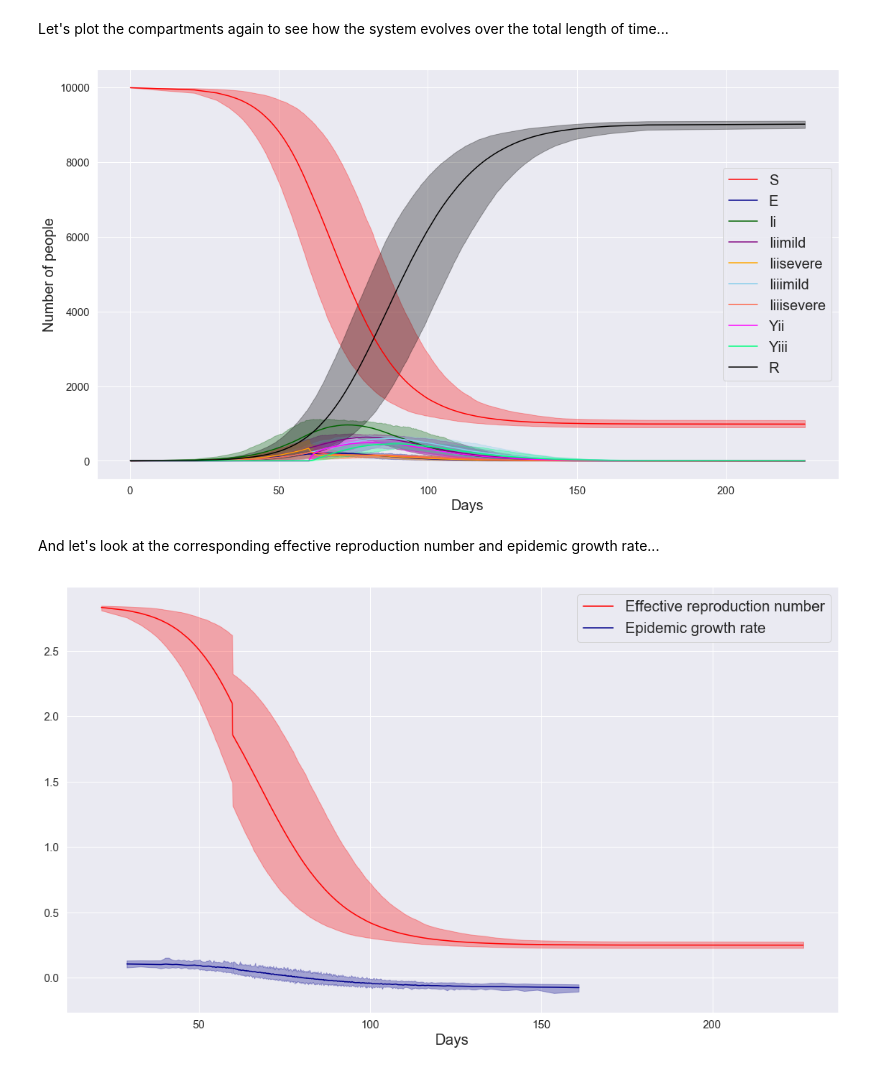
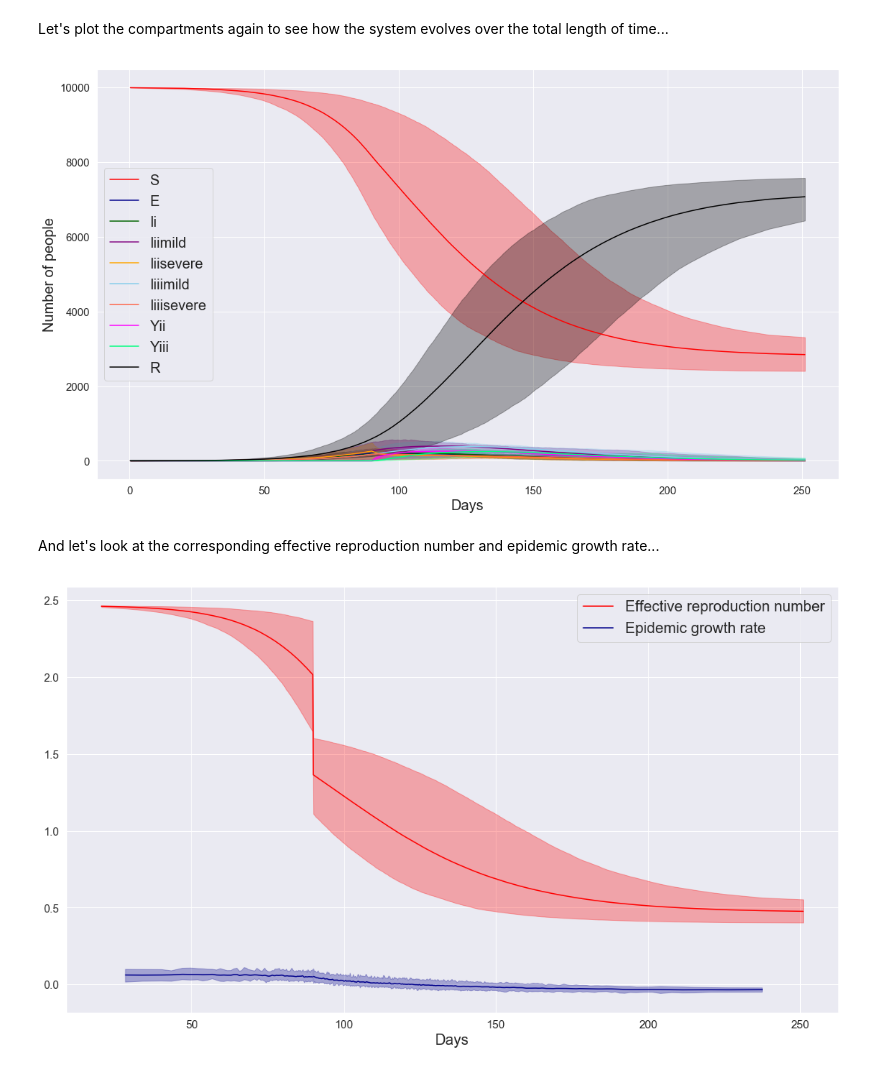
Before and after one commit to umbralcalc/covid-simple, a Jupyter notebook: covid-simple.ipynb, the cells around one changed output. Cells and saved outputs as stored; diff of their text form; code cells hidden in the pictures.

Commit message:
Added new parameters and some notes on heterogeneity

```diff
--- a/covid-simple.ipynb
+++ b/covid-simple.ipynb
@@ -14,7 +14,7 @@ import seaborn as sns; sns.set()
 # %% [markdown]
 Then the model parameters (all in units of 1/day) and initial compartment numbers must be defined (these have been taken from SI3 of the Anderson et al. article here: https://www.thelancet.com/cms/10.1016/S0140-6736(20)30567-5/attachment/bcade790-6075-4a41-8fbd-f65e77d727bf/mmc3.pdf)...
 # %%
-b, bet, betp, betpp, sig, gam1, gam2, gam3, alph, p = 1.0, 0.15, 0.1, 0.0, 1.0, 0.2, 1.0/7.0, 1.0/7.0, 0.0, 0.5
+b, bet, m, g, sig, gam1, gam2, gam3, alph, p = 1.0, 0.11, 1.0, 0.0, 1.0/2.42, 1.0/2.42, 1.0/10.0, 1.0/10.0, 0.0, 0.5
 S, E, I1, I2mild, I2severe, I3mild, I3severe, Y2, Y3, R = 9995, 5, 0, 0, 0, 0, 0, 0, 0, 0
 # %% [markdown]
 Finally, the number of realisations and the number of days to run must be chosen...
@@ -25,7 +25,7 @@ ndays = 250
 The model is coded in the following function...
 # %%
 # Package parameters and initial conditions all together
-params = [b, bet, betp, betpp, sig, gam1, gam2, gam3, alph, p]
+params = [b, bet, m, g, sig, gam1, gam2, gam3, alph, p]
 initconds = [S*np.ones(nreals),E*np.ones(nreals), I1*np.ones(nreals), I2mild*np.ones(nreals),\
              I2severe*np.ones(nreals), I3mild*np.ones(nreals), I3severe*np.ones(nreals), Y2*np.ones(nreals),\
              Y3*np.ones(nreals), R*np.ones(nreals)]
@@ -34,7 +34,7 @@ def covid_simple(initconds,params,reals,runtime,output_to_file):
     # Open storage for output to file
     f = open(output_to_file, "w")
     # Unpack parameters and initial conditions
-    [b, bet, betp, betpp, sig, gam1, gam2, gam3, alph, p] = params
+    [b, bet, m, g, sig, gam1, gam2, gam3, alph, p] = params
     [S, E, I1, I2mild, I2severe, I3mild, I3severe, Y2, Y3, R] = initconds
     # Convert to float because I'm like that...
     runtime = float(runtime)
@@ -47,7 +47,7 @@ def covid_simple(initconds,params,reals,runtime,output_to_file):
         # Terminate loop if everyone has recovered
         if np.all(S+E+I1+I2mild+I2severe+I3mild+I3severe+Y2+Y3) == 0: break
         # Update the event rates
-        rate_S_E = (bet*(I1+I2mild+b*I2severe+I3mild+b*I3severe)+betp*(Y2+Y3)+betpp*E)*S/Ntot
+        rate_S_E = bet*(I1+I2mild+b*I2severe+I3mild+b*I3severe+m*Y2+m*Y3+g*E)*S/Ntot
         rate_E_I1, rate_I1_I2, rate_I2severe_Y2 = sig*E, gam1*I1, alph*I2severe
         rate_I2mild_I3mild, rate_I2severe_I3severe, rate_Y2_Y3 = gam2*I2mild, gam2*I2severe, gam2*Y2
         rate_I3mild_R, rate_I3severe_R, rate_Y3_R = gam3*I3mild, gam3*I3severe, gam3*Y3
@@ -248,14 +248,14 @@ plt.show()
 By running two successive simulations we can also mimic the lockdown ($\alpha > 0$ and $b < 1$) after a specified number of days...
 # %%
 # Number of days to run pre-lockdown
-ndays_to_lockdown = 60
+ndays_to_lockdown = 90
 # Number of day to run post-lockdown
 ndays_beyond_lockdown = 160
 # Pre-lockdown parameters and initial conditions
-b, bet, betp, betpp, sig, gam1, gam2, gam3, alph, p = 1.0, 0.15, 0.1, 0.0, 1.0, 0.2, 1.0/7.0, 1.0/7.0, 0.0, 0.5
+b, bet, m, g, sig, gam1, gam2, gam3, alph, p = 1.0, 0.11, 1.0, 0.0, 1.0/2.42, 1.0/2.42, 1.0/10.0, 1.0/10.0, 0.0, 0.5
 S, E, I1, I2mild, I2severe, I3mild, I3severe, Y2, Y3, R = 9995, 5, 0, 0, 0, 0, 0, 0, 0, 0
 # Package parameters and initial conditions all together
-params_pre = [b, bet, betp, betpp, sig, gam1, gam2, gam3, alph, p]
+params_pre = [b, bet, m, g, sig, gam1, gam2, gam3, alph, p]
 initconds_pre = [S*np.ones(nreals),E*np.ones(nreals), I1*np.ones(nreals), I2mild*np.ones(nreals),\
                  I2severe*np.ones(nreals), I3mild*np.ones(nreals), I3severe*np.ones(nreals), Y2*np.ones(nreals),\
                  Y3*np.ones(nreals), R*np.ones(nreals)]
@@ -281,8 +281,8 @@ Yii_df_pre = merged_df_pre[['Yii_'+str(r) for r in range(0,nreals)]]
 Yiii_df_pre = merged_df_pre[['Yiii_'+str(r) for r in range(0,nreals)]]
 R_df_pre = merged_df_pre[['R_'+str(r) for r in range(0,nreals)]]
 # Update the parameters and initial conditions for the post-lockdown runs
-b, bet, betp, betpp, sig, gam1, gam2, gam3, alph, p = 0.8, 0.15, 0.1, 0.0, 1.0, 0.2, 1.0/7.0, 1.0/7.0, 1.0/2.0, 0.5
-params_post = [b, bet, betp, betpp, sig, gam1, gam2, gam3, alph, p]
+b, bet, m, g, sig, gam1, gam2, gam3, alph, p = 0.8,0.11,0.01,0.0,1.0/2.42, 1.0/2.42, 1.0/10.0, 1.0/10.0, 1.0/5.14, 0.5
+params_post = [b, bet, m, g, sig, gam1, gam2, gam3, alph, p]
 initconds_post = [S_df_pre.values[-1],E_df_pre.values[-1], Ii_df_pre.values[-1], Iiimild_df_pre.values[-1],\
                   Iiisevere_df_pre.values[-1], Iiiimild_df_pre.values[-1], Iiiisevere_df_pre.values[-1],\
                   Yii_df_pre.values[-1],Yiii_df_pre.values[-1], R_df_pre.values[-1]]
@@ -326,7 +326,7 @@ fig.set_size_inches(18.5, 10.5)
 plt.legend(fontsize=20)
 plt.show()
 # %% [output]
-[figure, old version]
+[figure, new version]
 # %% [markdown]
 And let's look at the corresponding effective reproduction number and epidemic growth rate...
 # %%
@@ -352,37 +352,37 @@ totpop = S_df.iloc[0,0]+E_df.iloc[0,0]+Ii_df.iloc[0,0]+Iiimild_df.iloc[0,0]+Iiis
 totinf = Ii_df.iloc[::plot_every_n, :].values+Iiimild_df.iloc[::plot_every_n, :].values+\
          Iiisevere_df.iloc[::plot_every_n, :].values+Iiiimild_df.iloc[::plot_every_n, :].values+\
          Iiiisevere_df.iloc[::plot_every_n, :].values+Yii_df.iloc[::plot_every_n, :].values+\
          Yiii_df.iloc[::plot_every_n, :].values
-[b, bet, betp, betpp, sig, gam1, gam2, gam3, alph, p] = params_pre
-brn_pre = (betpp/sig) + (bet/gam1) + (bet*(1.0-p)/gam2) + (bet*b*p/(alph+gam2)) + (bet*(1.0-p)/gam3)+\
-          (bet*b*gam2*p/(gam3*(alph+gam2))) + (betp*alph*p/(gam2*(alph+gam2))) + (betp*alph*p/(gam3*(alph+gam2)))
-[b, bet, betp, betpp, sig, gam1, gam2, gam3, alph, p] = params_post
-brn_post = (betpp/sig) + (bet/gam1) + (bet*(1.0-p)/gam2) + (bet*b*p/(alph+gam2)) + (bet*(1.0-p)/gam3)+\
-          (bet*b*gam2*p/(gam3*(alph+gam2))) + (betp*alph*p/(gam2*(alph+gam2))) + (betp*alph*p/(gam3*(alph+gam2)))
+[b, bet, m, g, sig, gam1, gam2, gam3, alph, p] = params_pre
+brn_pre = (bet*g/sig) + (bet/gam1) + (bet*(1.0-p)/gam2) + (bet*b*p/(alph+gam2)) + (bet*(1.0-p)/gam3)+\
+          (bet*b*gam2*p/(gam3*(alph+gam2))) + (bet*m*alph*p/(gam2*(alph+gam2))) + (bet*m*alph*p/(gam3*(alph+gam2)))
+[b, bet, m, g, sig, gam1, gam2, gam3, alph, p] = params_post
+brn_post = (bet*g/sig) + (bet/gam1) + (bet*(1.0-p)/gam2) + (bet*b*p/(alph+gam2)) + (bet*(1.0-p)/gam3)+\
+          (bet*b*gam2*p/(gam3*(alph+gam2))) + (bet*m*alph*p/(gam2*(alph+gam2))) + (bet*m*alph*p/(gam3*(alph+gam2)))
 ern = brn_pre*(S_df.iloc[::plot_every_n, :].values/totpop)*\
               (np.tensordot(times,np.ones(nreals),axes=0)<ndays_to_lockdown) + \
       brn_post*(S_df.iloc[::plot_every_n, :].values/totpop)*\
               (np.tensordot(times,np.ones(nreals),axes=0)>=ndays_to_lockdown)
 egr = np.gradient(np.log(totinf),times,axis=0,edge_order=order_grad)
 # Compute mean and credible limits of the effective reproduction number and epidemic growth rate
 ern_mean = np.mean(ern,axis=1)
 ern_lowerCL = np.quantile(ern,0.025,axis=1)
 ern_upperCL = np.quantile(ern,0.975,axis=1)
 egr_mean = np.mean(egr,axis=1)
 egr_lowerCL = np.quantile(egr,0.025,axis=1)
 egr_upperCL = np.quantile(egr,0.975,axis=1)
 # Plot the mean and credible limits in each case
 plt.plot(times,ern_mean,color='red',label='Effective reproduction number')
 plt.fill_between(times,ern_lowerCL,ern_upperCL,color='red',alpha=0.3)
 plt.plot(times,egr_mean,color='darkblue',label='Epidemic growth rate')
 plt.fill_between(times,egr_lowerCL,egr_upperCL,color='darkblue',alpha=0.3)
 # Name axes and rescale plot
 axes = plt.gca()
 axes.set_xlabel('Days',fontsize=20)
 axes.tick_params(labelsize=15)
 fig = plt.gcf()
 fig.set_size_inches(18.5, 10.5)
 plt.legend(fontsize=20)
 plt.show()
 # %% [output]
-[figure, old version]
+[figure, new version]
```
Also changed, not shown: parts of 6 cells of this notebook.
